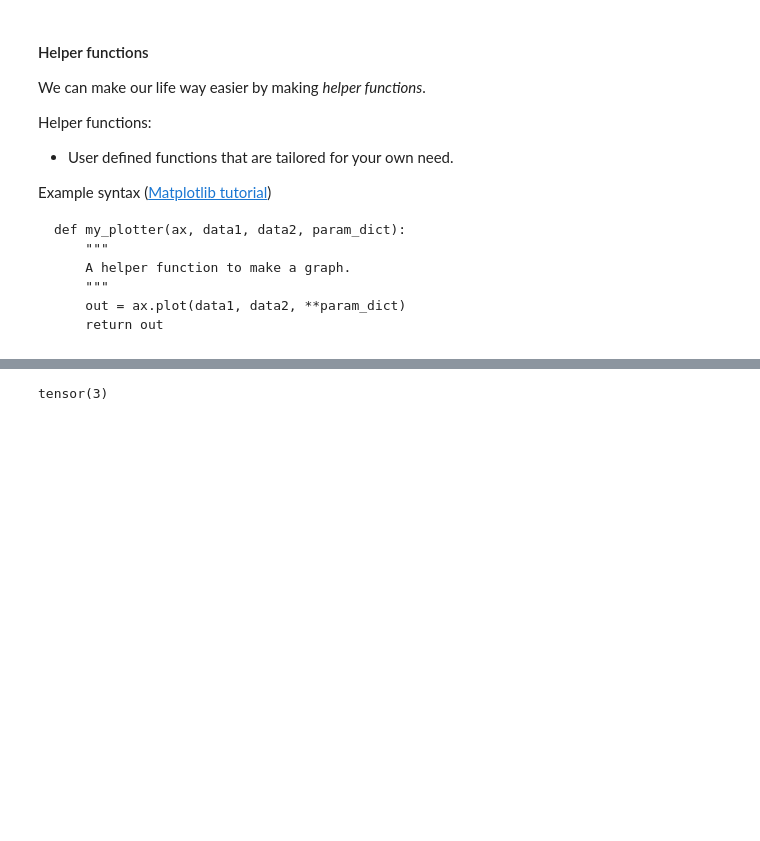
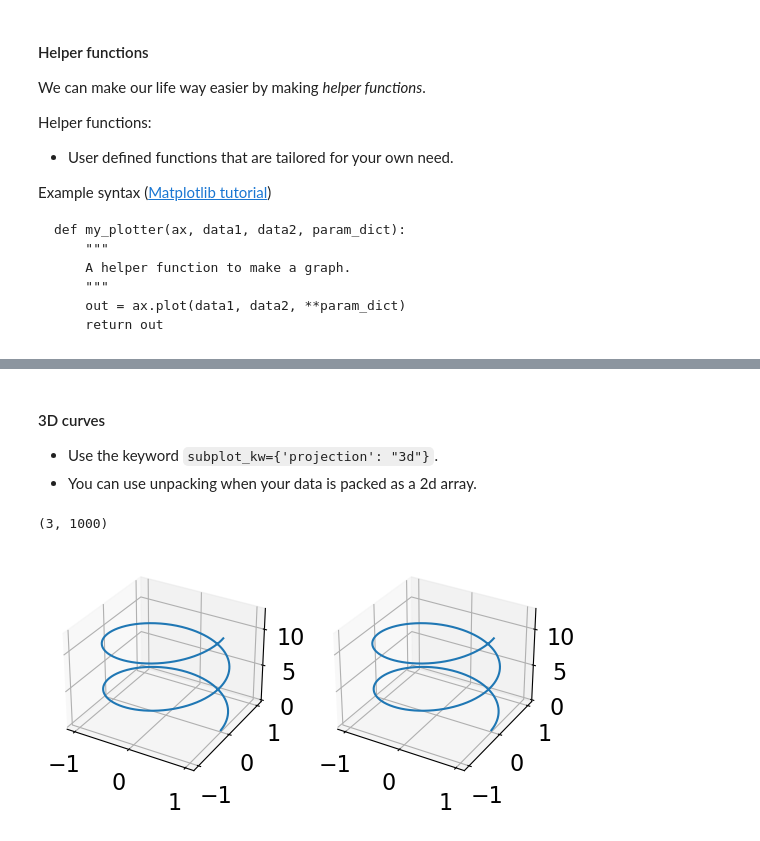
Before and after one commit to jhparkyb/NumAnalNotes_Pub, a Jupyter notebook: computations/matplotlib_minimum.ipynb, the cells around one changed output, grey strips where cells are left out. Cells and saved outputs as stored; diff of their text form; code cells hidden in the pictures; blank space fills up the shorter version.

```diff
--- a/computations/matplotlib_minimum.ipynb
+++ b/computations/matplotlib_minimum.ipynb
@@ -245,10 +249,37 @@ ax2.set_yscale('log')
-# %%
-import torch as tc
-# a = tc.zeros((4,))
-a = tc.arange(4)
-
-tuple(a.size())
-
-a[a.size()[0]-1]
-# %% [output]
-tensor(3)
+# %% [markdown]
+#### 3D curves
+
+- Use the keyword `subplot_kw={'projection': "3d"}`.
+- You can use unpacking when your data is packed as a 2d array.
+# %%
+import matplotlib.pyplot as plt
+import numpy as np
+
+# change the overal font size
+plt.rcParams.update({"font.size": 16})
+
+# parameter 0 <= t <= 4pi
+t = np.linspace(0, 4*np.pi, 1000)
+
+# helix (cos(t), sin(t), t)
+x = np.cos(t)
+y = np.sin(t)
+z = t
+
+# create subplots for 3d plots
+fig, ax = plt.subplots(1,2, subplot_kw={'projection': "3d"})
+
+# plot a curve
+ax[0].plot(x, y, z)
+
+# stack the coordinates into one array
+X = np.concatenate((x.reshape((1,-1)), y.reshape((1,-1)), z.reshape((1,-1))), axis=0)
+print(X.shape)
+
+# plot using unpacking
+ax[1].plot(*X)
+
+plt.show()
+# %% [output]
+(3, 1000)
+[figure, added]
```
Also changed, not shown: parts of 6 cells of this notebook, 4 other files.
